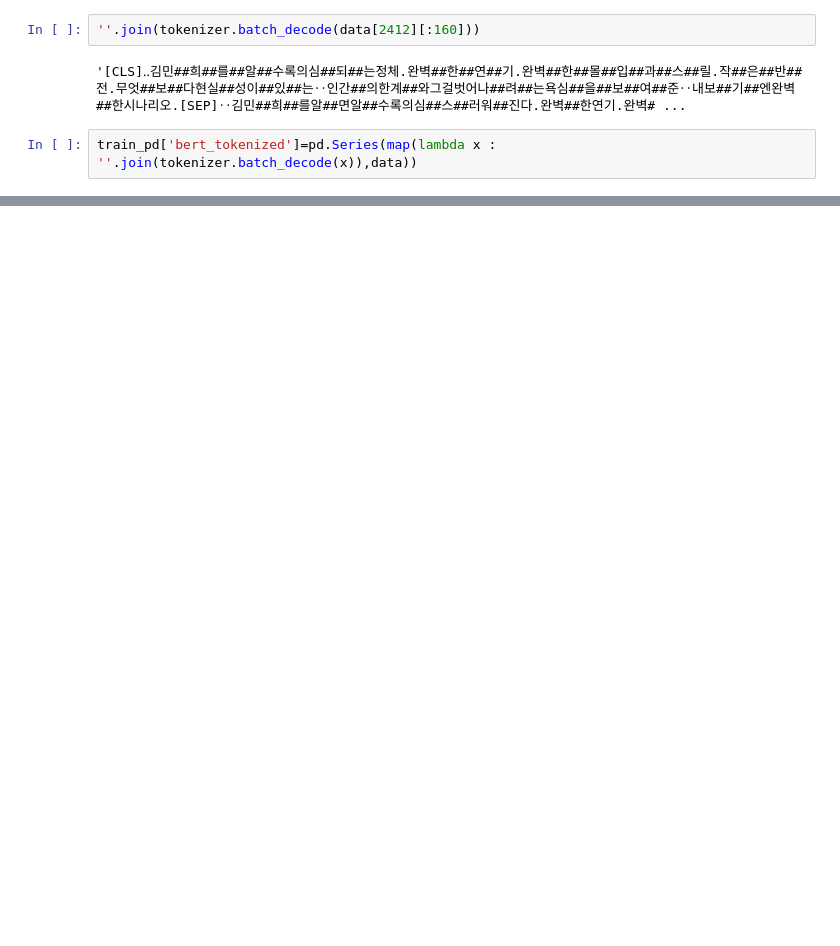
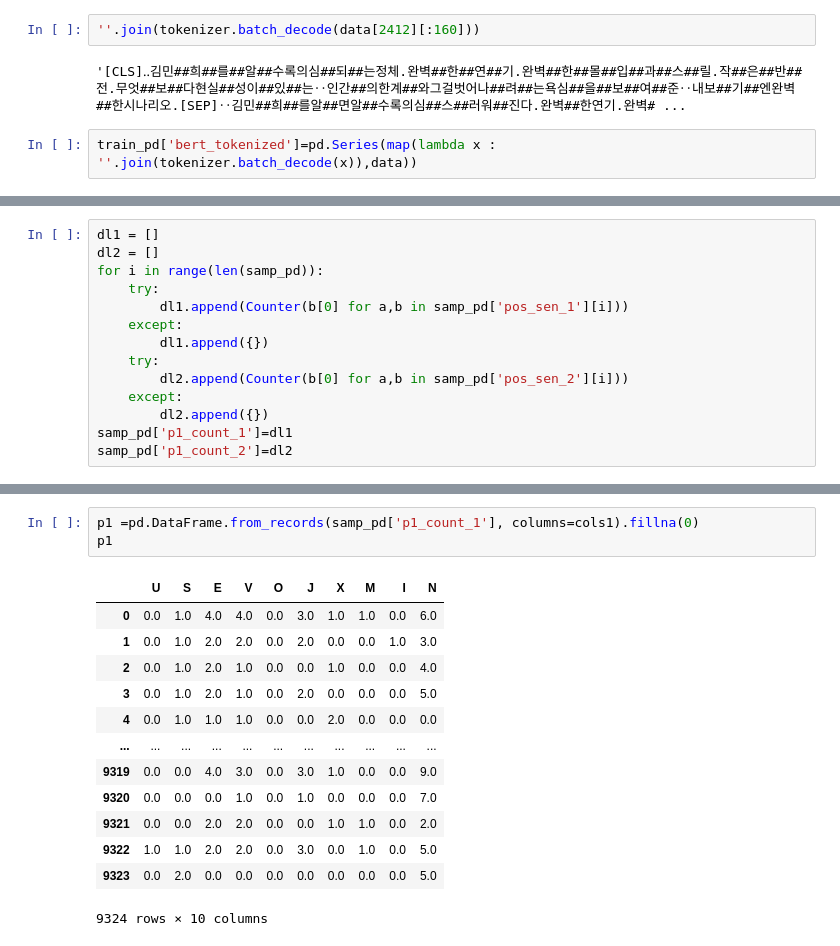
Before and after one commit to boostcampaitech4nlp2/level1_semantictextsimilarity_nlp-level1-nlp-14, a Jupyter notebook: work_indiv/sunghyun/codes/pos_eda.ipynb, the cells around one changed output, grey strips where cells are left out. Drawn from its saved outputs; the diff is of its cells as text; blank space fills up the shorter version.

```diff
--- a/work_indiv/sunghyun/codes/pos_eda.ipynb
+++ b/work_indiv/sunghyun/codes/pos_eda.ipynb
@@ -174,0 +447,14 @@ train_pd[['sentence_1','sentence_2','bert_tokenized']]
+# %%
+dl1 = []
+dl2 = []
+for i in range(len(samp_pd)):
+    try:
+        dl1.append(Counter(b[0] for a,b in samp_pd['pos_sen_1'][i]))
+    except:
+        dl1.append({})
+    try:
+        dl2.append(Counter(b[0] for a,b in samp_pd['pos_sen_2'][i]))
+    except:
+        dl2.append({})
+samp_pd['p1_count_1']=dl1
+samp_pd['p1_count_2']=dl2
@@ -174,0 +487,17 @@ train_pd[['sentence_1','sentence_2','bert_tokenized']]
+# %%
+p1 =pd.DataFrame.from_records(samp_pd['p1_count_1'], columns=cols1).fillna(0)
+p1
+# %% [output]
+|  | U | S | E | V | O | J | X | M | I | N |
+| 0 | 0.0 | 1.0 | 4.0 | 4.0 | 0.0 | 3.0 | 1.0 | 1.0 | 0.0 | 6.0 |
+| 1 | 0.0 | 1.0 | 2.0 | 2.0 | 0.0 | 2.0 | 0.0 | 0.0 | 1.0 | 3.0 |
+| 2 | 0.0 | 1.0 | 2.0 | 1.0 | 0.0 | 0.0 | 1.0 | 0.0 | 0.0 | 4.0 |
+| 3 | 0.0 | 1.0 | 2.0 | 1.0 | 0.0 | 2.0 | 0.0 | 0.0 | 0.0 | 5.0 |
+| 4 | 0.0 | 1.0 | 1.0 | 1.0 | 0.0 | 0.0 | 2.0 | 0.0 | 0.0 | 0.0 |
+| ... | ... | ... | ... | ... | ... | ... | ... | ... | ... | ... |
+| 9319 | 0.0 | 0.0 | 4.0 | 3.0 | 0.0 | 3.0 | 1.0 | 0.0 | 0.0 | 9.0 |
+| 9320 | 0.0 | 0.0 | 0.0 | 1.0 | 0.0 | 1.0 | 0.0 | 0.0 | 0.0 | 7.0 |
+| 9321 | 0.0 | 0.0 | 2.0 | 2.0 | 0.0 | 0.0 | 1.0 | 1.0 | 0.0 | 2.0 |
+| 9322 | 1.0 | 1.0 | 2.0 | 2.0 | 0.0 | 3.0 | 0.0 | 1.0 | 0.0 | 5.0 |
+| 9323 | 0.0 | 2.0 | 0.0 | 0.0 | 0.0 | 0.0 | 0.0 | 0.0 | 0.0 | 5.0 |
+9324 rows × 10 columns
```
Also changed, not shown: parts of 32 cells of this notebook, 10 other files.
